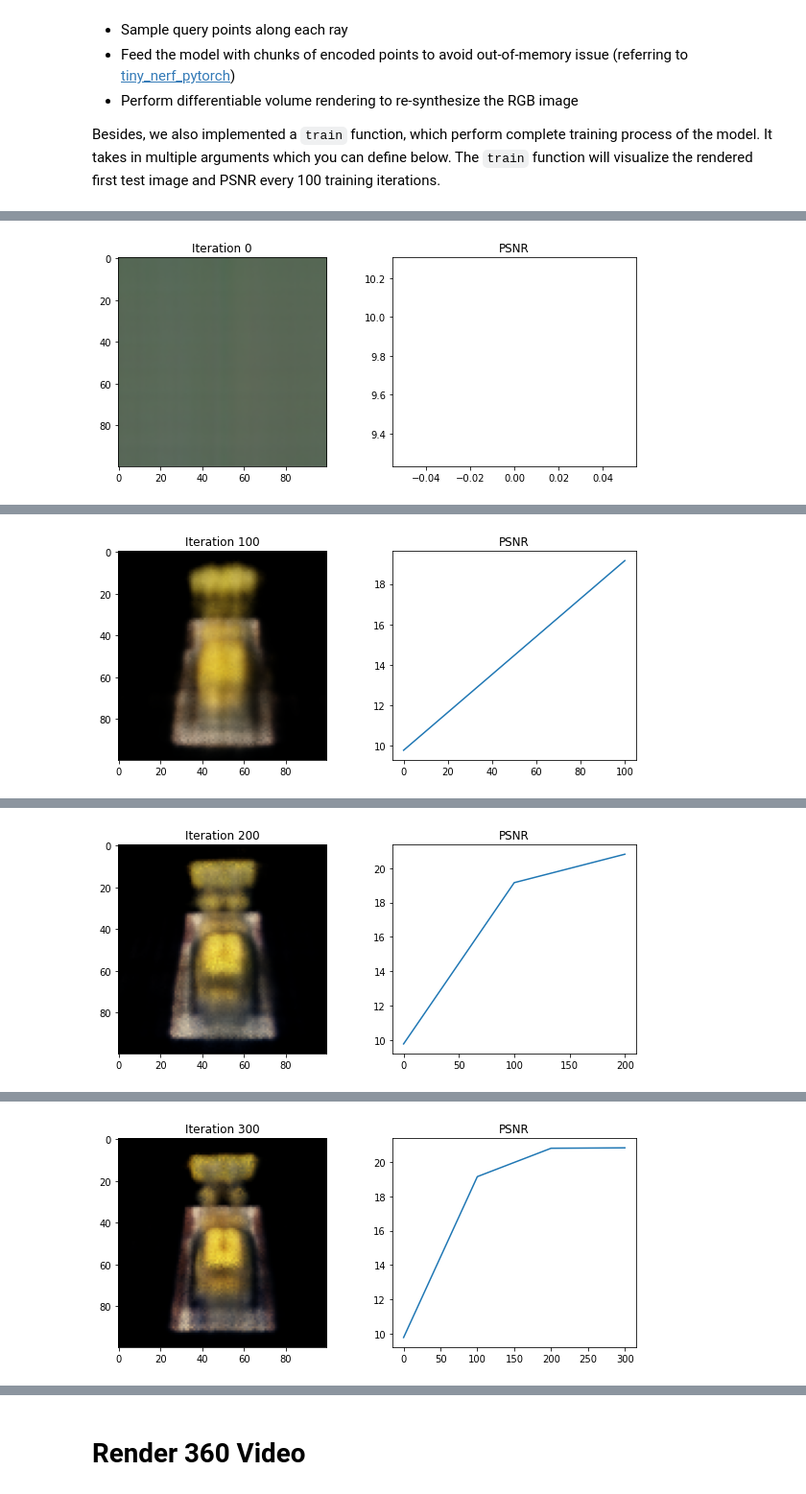
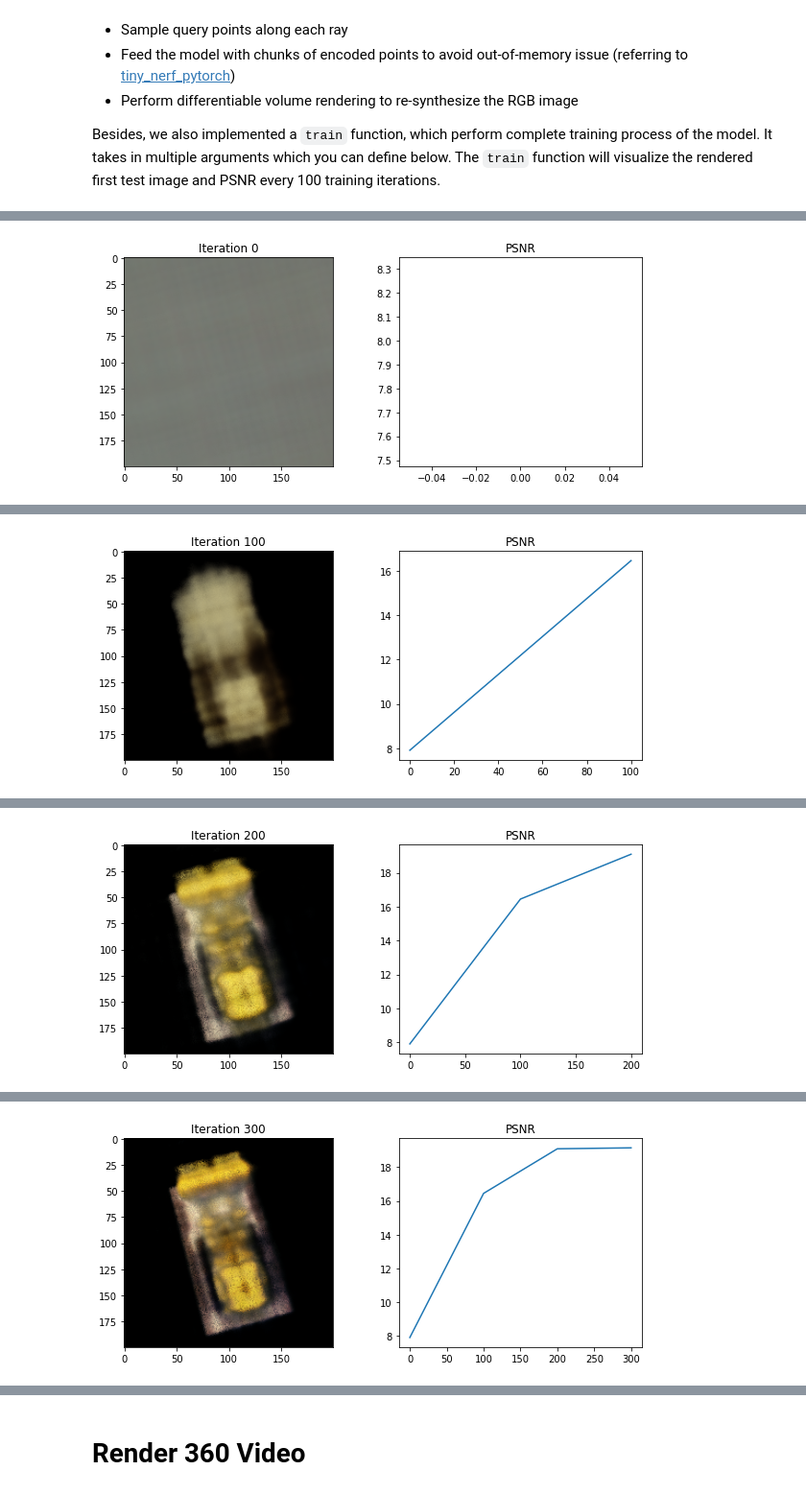
Before and after one commit to beimingli0626/tinyNeRF, a Jupyter notebook: NeRF.ipynb, the cells around one changed output, grey strips where cells are left out. Shown at 96% size. Saved outputs shown, nothing was run; the diff lists cells and outputs as text; code cells hidden in the pictures.

```diff
--- a/NeRF.ipynb
+++ b/NeRF.ipynb
@@ -90,7 +90,8 @@ from data_loader import load_blender_data
 LEGO_DIR = os.path.join(GOOGLE_DRIVE_PATH, "data", "nerf_synthetic", "lego")
 
 # reduce the image resolution by dev_res, e.g. 800->100 pixels
-dev_res = 8
+# note that Google Colab environment provide 16GB GPU RAM, which limits our resolution to about 200*200
+dev_res = 4
 
 # load part of the whole dataset
 # no skip for train (100), 100/skip for val, 200/skip for test
@@ -245,13 +248,13 @@ encoder = lambda x: positional_encoding(x, include_input=include_input, freq=fre
 enc_dim = (include_input + 2 *freq) * 3
 
 # Define a tinynerf model, feel free to change the `fc_dim`
-model = TinyNeRF(enc_dim, fc_dim=256)
+model = TinyNeRF(enc_dim, fc_dim=128)
 model.cuda()
 
 # Number of depth samples along each ray.
 num_depth_samples_per_ray = 64
 
-num_iters = 1000
+num_iters = 2000
 train(images, poses, hwf, i_split, near_point,
       far_point, num_depth_samples_per_ray, encoder,
       num_iters, model)
@@ -260 +263 @@ Loss: 0.10545030981302261
-[figure, old version]
+[figure, new version]
@@ -262 +265 @@ Loss: 0.012146729044616222
-[figure, old version]
+[figure, new version]
@@ -264 +267 @@ Loss: 0.008297299966216087
-[figure, old version]
+[figure, new version]
@@ -266 +269 @@ Loss: 0.008251628838479519
-[figure, old version]
+[figure, new version]
```
Also changed, not shown: parts of 11 cells of this notebook, 2 other files.
